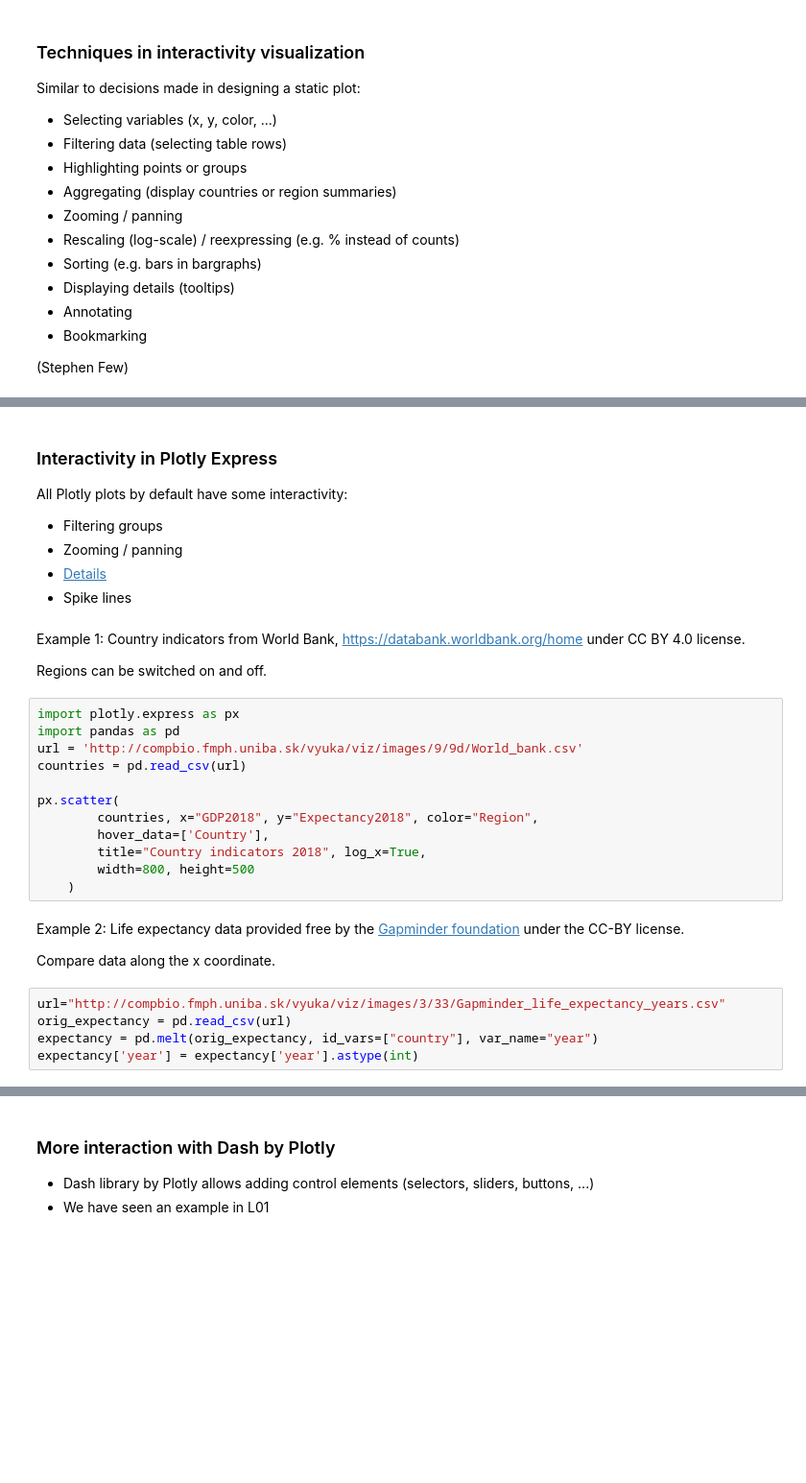
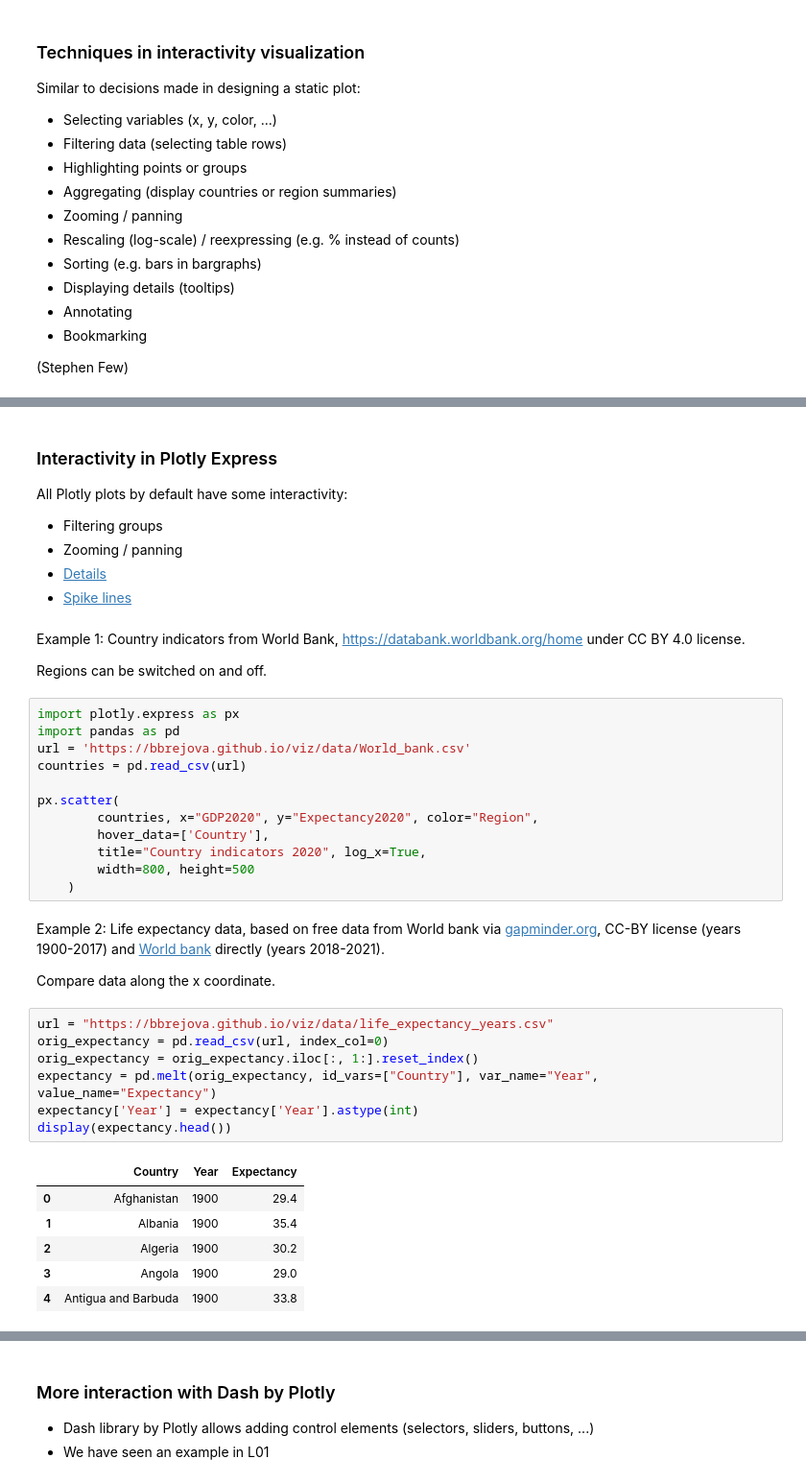
Before and after one commit to bbrejova/viz, a Jupyter notebook: notebooks/L11_Miscelaneous.ipynb, the cells around one changed output, grey strips where cells are left out. Shown at 96% size. Saved outputs shown, nothing was run; the diff lists cells and outputs as text; blank space fills up the shorter version.

```diff
--- a/notebooks/L11_Miscelaneous.ipynb
+++ b/notebooks/L11_Miscelaneous.ipynb
@@ -75,7 +75,7 @@ All Plotly plots by default have some interactivity:
 * Filtering groups
 * Zooming / panning
 * [Details](https://plotly.com/python/hover-text-and-formatting/)
-* Spike lines
+* [Spike lines](https://plotly.com/python/hover-text-and-formatting/#spike-lines)
 # %% [markdown]
 Example 1: Country indicators from World Bank, https://databank.worldbank.org/home under CC BY 4.0
 license.
@@ -84,22 +84,31 @@ Regions can be switched on and off.
 # %%
 import plotly.express as px
 import pandas as pd
-url = 'http://compbio.fmph.uniba.sk/vyuka/viz/images/9/9d/World_bank.csv'
+url = 'https://bbrejova.github.io/viz/data/World_bank.csv'
 countries = pd.read_csv(url)
 
 px.scatter(
-        countries, x="GDP2018", y="Expectancy2018", color="Region",
+        countries, x="GDP2020", y="Expectancy2020", color="Region",
         hover_data=['Country'],
-        title="Country indicators 2018", log_x=True,
+        title="Country indicators 2020", log_x=True,
         width=800, height=500
     )
 # %% [markdown]
-Example 2: Life expectancy data provided free by the [Gapminder foundation](https://www.gapminder.org/data/)  under the CC-BY license.
+Example 2: Life expectancy data, based on free data from World bank via [gapminder.org](https://www.gapminder.org/data/), CC-BY license (years 1900-2017) and [World bank](https://databank.worldbank.org/reports.aspx?source=2&series=SP.DYN.LE00.IN&country=#) directly (years 2018-2021).
 
 Compare data along the x coordinate.
 # %%
-url="http://compbio.fmph.uniba.sk/vyuka/viz/images/3/33/Gapminder_life_expectancy_years.csv"
-orig_expectancy = pd.read_csv(url)
-expectancy = pd.melt(orig_expectancy, id_vars=["country"], var_name="year")
-expectancy['year'] = expectancy['year'].astype(int)
+url = "https://bbrejova.github.io/viz/data/life_expectancy_years.csv"
+orig_expectancy = pd.read_csv(url, index_col=0)
+orig_expectancy = orig_expectancy.iloc[:, 1:].reset_index()
+expectancy = pd.melt(orig_expectancy, id_vars=["Country"], var_name="Year", value_name="Expectancy")
+expectancy['Year'] = expectancy['Year'].astype(int)
+display(expectancy.head())
+# %% [output]
+|  | Country | Year | Expectancy |
+| 0 | Afghanistan | 1900 | 29.4 |
+| 1 | Albania | 1900 | 35.4 |
+| 2 | Algeria | 1900 | 30.2 |
+| 3 | Angola | 1900 | 29.0 |
+| 4 | Antigua and Barbuda | 1900 | 33.8 |
 # %%
```
Also changed, not shown: parts of 9 cells of this notebook, 3 other files.
